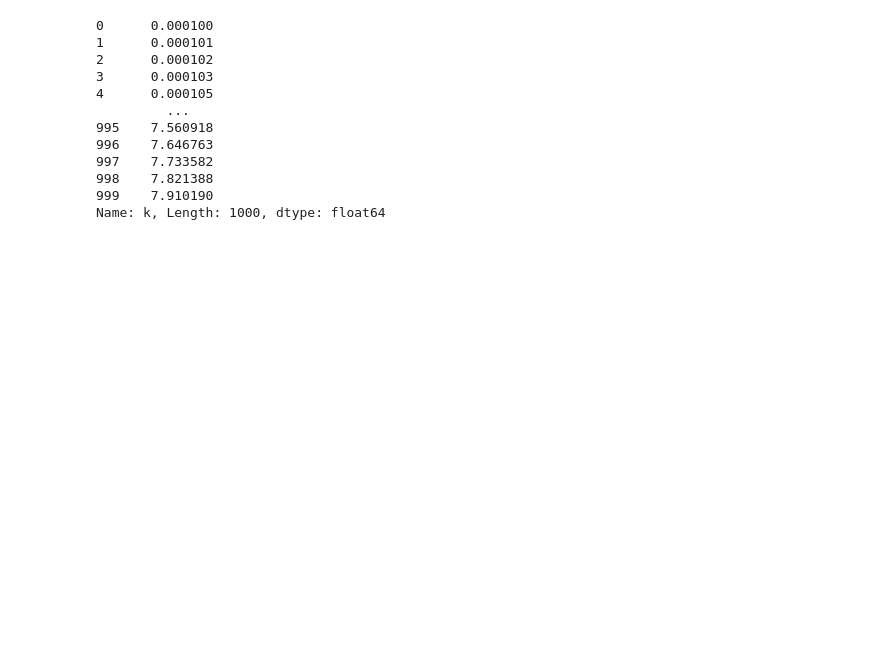
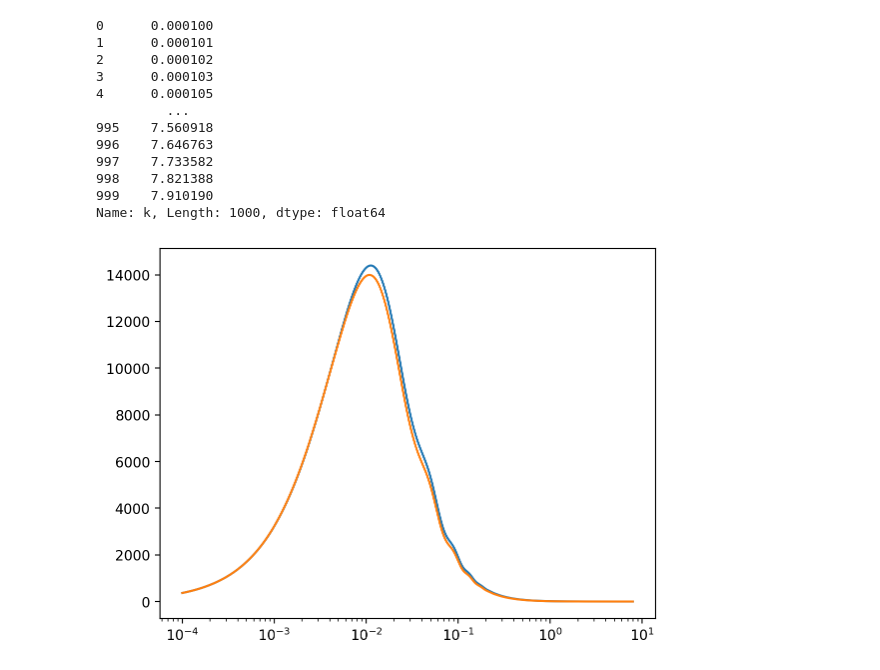
Before and after one commit to 3276908917/Master, a Jupyter notebook: CAMB_demo/examine_baseline.ipynb, the cells around one changed output. Saved outputs shown, nothing was run; the diff lists cells and outputs as text; code cells hidden in the pictures; blank space fills up the shorter version.

```diff
--- a/CAMB_demo/examine_baseline.ipynb
+++ b/CAMB_demo/examine_baseline.ipynb
@@ -62,3 +62,9 @@ baseline["k"]
 998    7.821388
 999    7.910190
 Name: k, Length: 1000, dtype: float64
+# %%
+plt.plot(baseline0["k"], baseline0["P_no"])
+plt.plot(baseline0["k"], baseline0["P_nu"])
+plt.xscale('log')
+# %% [output]
+[figure, added]
```
Also changed, not shown: parts of 2 cells of this notebook, 3 other files.
